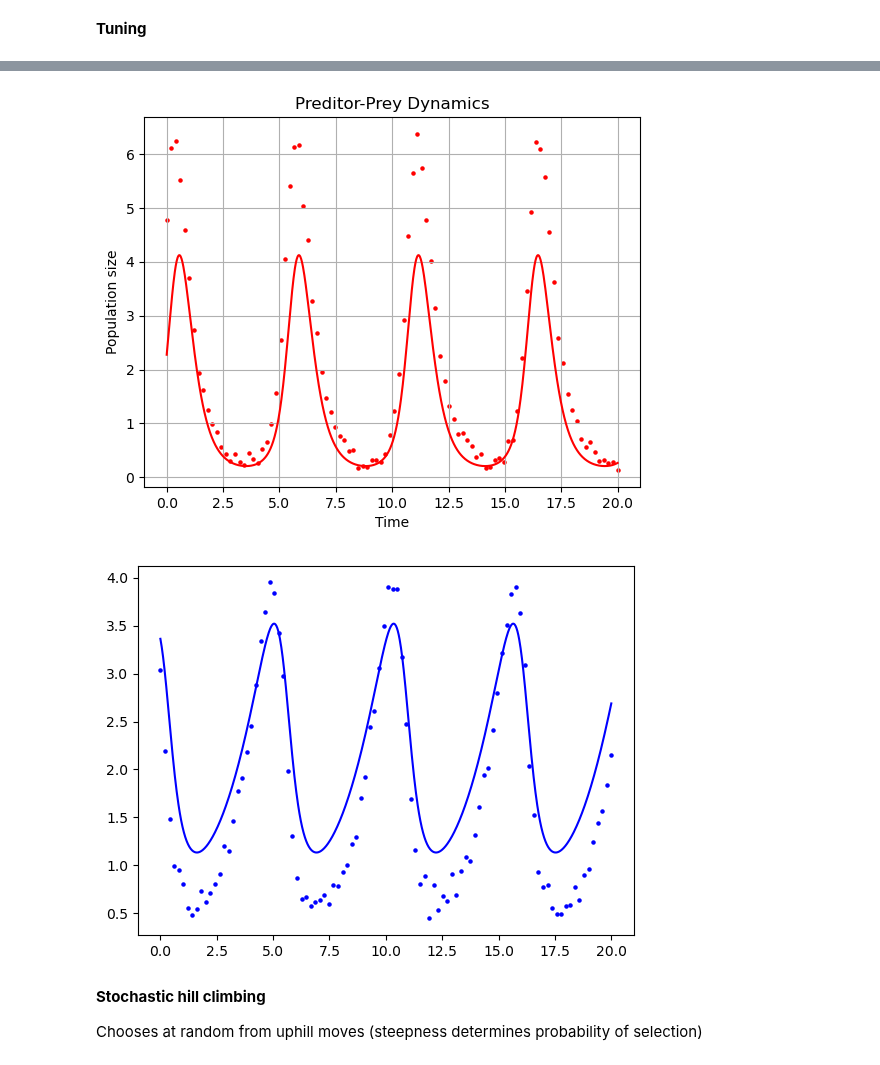
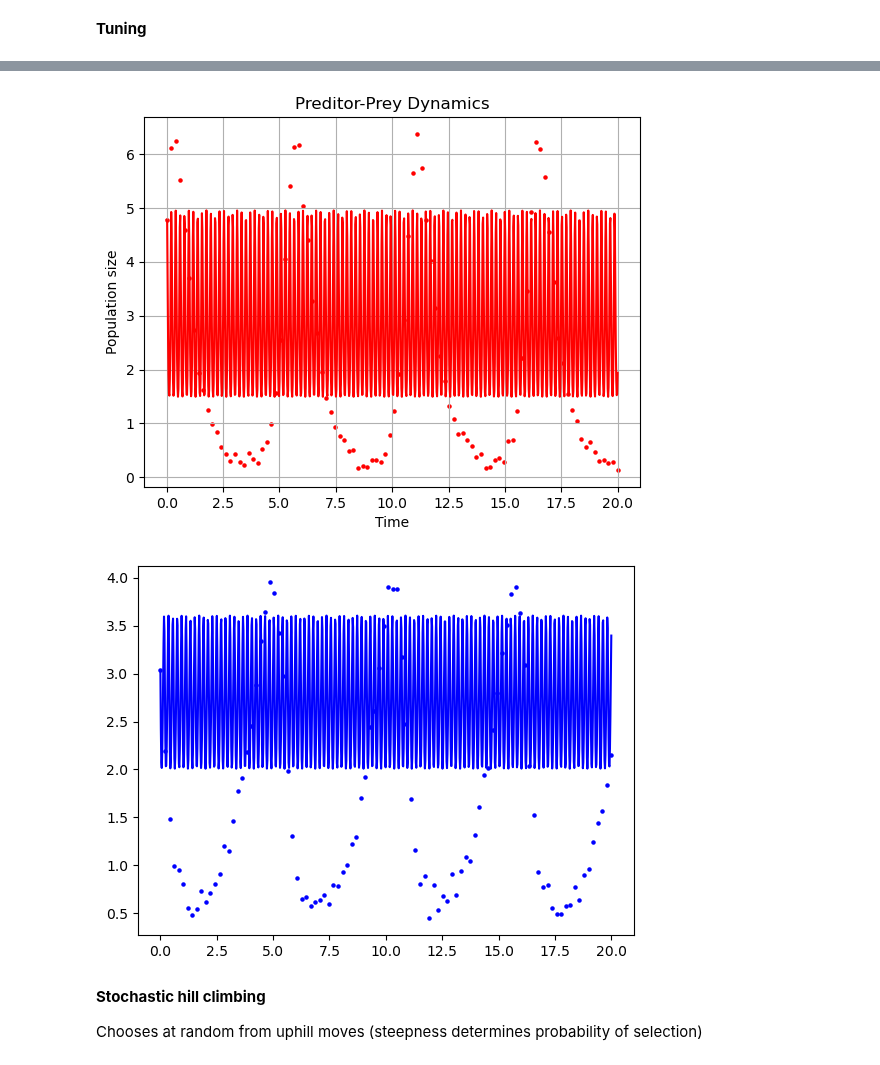
Before and after one commit to estherlb/stochastic_3, a Jupyter notebook: Reverse-Engineering Predator-Prey System/simulated_annealing.ipynb, the cells around one changed output, grey strips where cells are left out. Drawn from its saved outputs; the diff is of its cells as text; code cells hidden in the pictures.

```diff
--- a/Reverse-Engineering Predator-Prey System/simulated_annealing.ipynb
+++ b/Reverse-Engineering Predator-Prey System/simulated_annealing.ipynb
@@ -327,33 +241,10 @@ plt.show()
-# %%
-# Plot the best solution
-
-alpha = best_sol_total[0]
-beta = best_sol_total[1]
-delta = best_sol_total[2]
-gamma = best_sol_total[3]
-best_sol_total
-y0 = [best_sol_total[4],best_sol_total[5]]
-t = np.linspace(t[0], t[-1], 1000)
-
-output = odeint(lotka_volterra, y0, t, args=(alpha, beta, delta, gamma))
-
-plt.title("Preditor-Prey Dynamics")
-plt.ylabel("Population size")
-plt.xlabel("Time")
-plt.grid()
-
-plt.plot(t,output[:,0], color="r")
-plt.scatter(df["t"], df["x"], color = 'r', s = 5, label = 'x (prey)')
-
-plt.show()
-
-plt.plot(t,output[:,1], color="b")
-plt.scatter(df["t"], df["y"], color = 'b', s = 5, label = 'x (predator)')
-
-plt.show()
-# %% [output]
-[figure, removed]
-[figure, removed]
+# %%
+# Plot the best solution
+
+plot_fit(best_sol_total,data)
+# %% [output]
+[figure, added]
+[figure, added]
 # %% [markdown]
 **Stochastic hill climbing**
 
```
Also changed, not shown: parts of 14 cells of this notebook.
